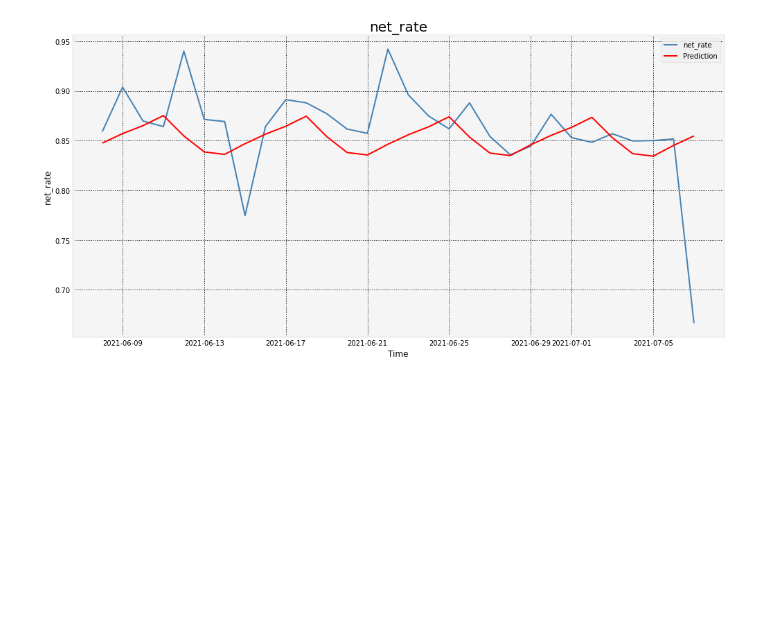
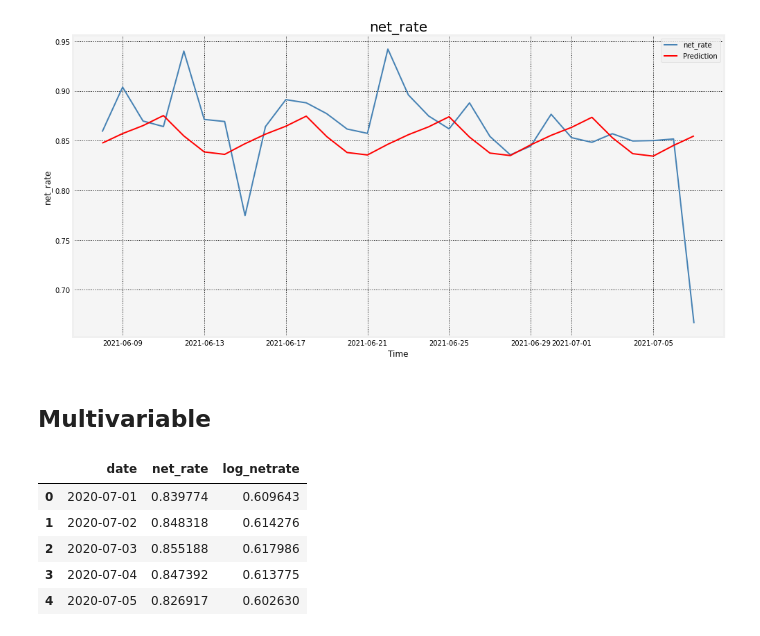
Before and after one commit to basshopee/net_rate, a Jupyter notebook: net_rate_regression.ipynb, the cells around one changed output. Saved outputs shown, nothing was run; the diff lists cells and outputs as text; code cells hidden in the pictures; blank space fills up the shorter version.

```diff
--- a/net_rate_regression.ipynb
+++ b/net_rate_regression.ipynb
@@ -128,3 +155,20 @@ plt.grid(color="k", linestyle=":") # set grid and line shape
 plt.show()
 # %% [output]
 [figure]
+# %% [markdown]
+## Multivariable
+# %%
+# feature engineering
+# log return: assume that prices are distributed log normally
+eng = train.copy()
+log = np.log(1+train["net_rate"])
+eng['log_netrate'] = log
+eng.head()
+# https://quantivity.wordpress.com/2011/02/21/why-log-returns/
+# %% [output]
+|  | date | net_rate | log_netrate |
+| 0 | 2020-07-01 | 0.839774 | 0.609643 |
+| 1 | 2020-07-02 | 0.848318 | 0.614276 |
+| 2 | 2020-07-03 | 0.855188 | 0.617986 |
+| 3 | 2020-07-04 | 0.847392 | 0.613775 |
+| 4 | 2020-07-05 | 0.826917 | 0.602630 |
```
Also changed, not shown: parts of 9 cells of this notebook.
